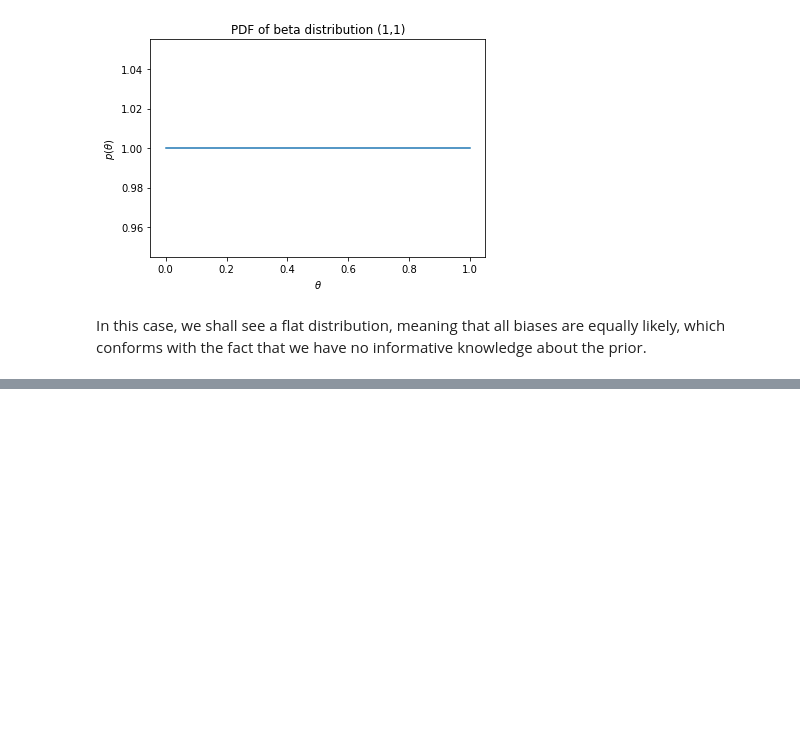
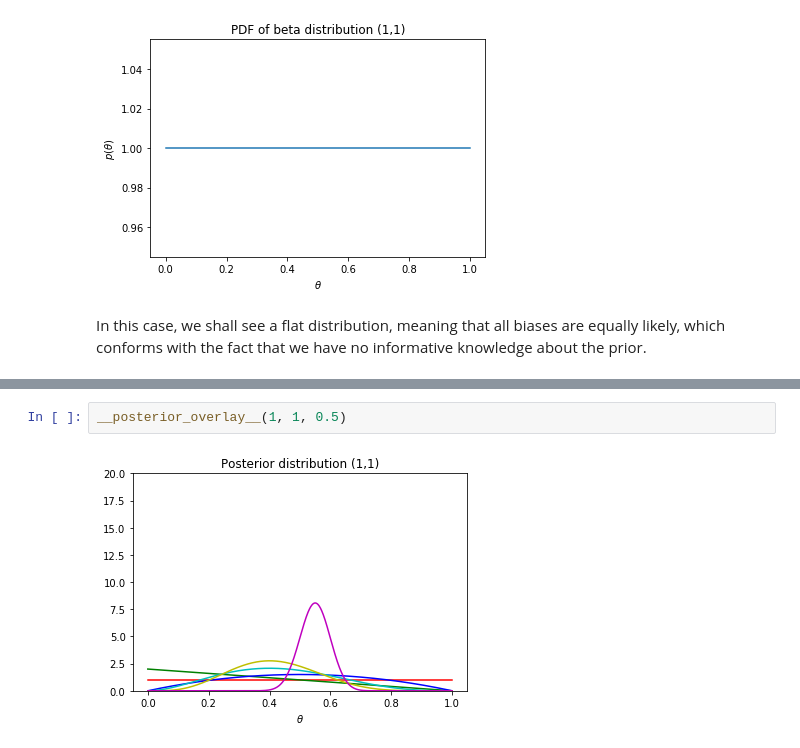
Before and after one commit to gentsk77/EECS491, a Jupyter notebook: Assignments/A1/EECS491-A1-yxs626.ipynb, the cells around one changed output, grey strips where cells are left out. Cells and saved outputs as stored; diff of their text form; blank space fills up the shorter version.

```diff
--- a/Assignments/A1/EECS491-A1-yxs626.ipynb
+++ b/Assignments/A1/EECS491-A1-yxs626.ipynb
@@ -355,0 +431,4 @@ In this case, we shall see a flat distribution, meaning that all biases are equa
+# %%
+__posterior_overlay__(1, 1, 0.5)
+# %% [output]
+[figure, added]
```
Also changed, not shown: parts of 11 cells of this notebook.
